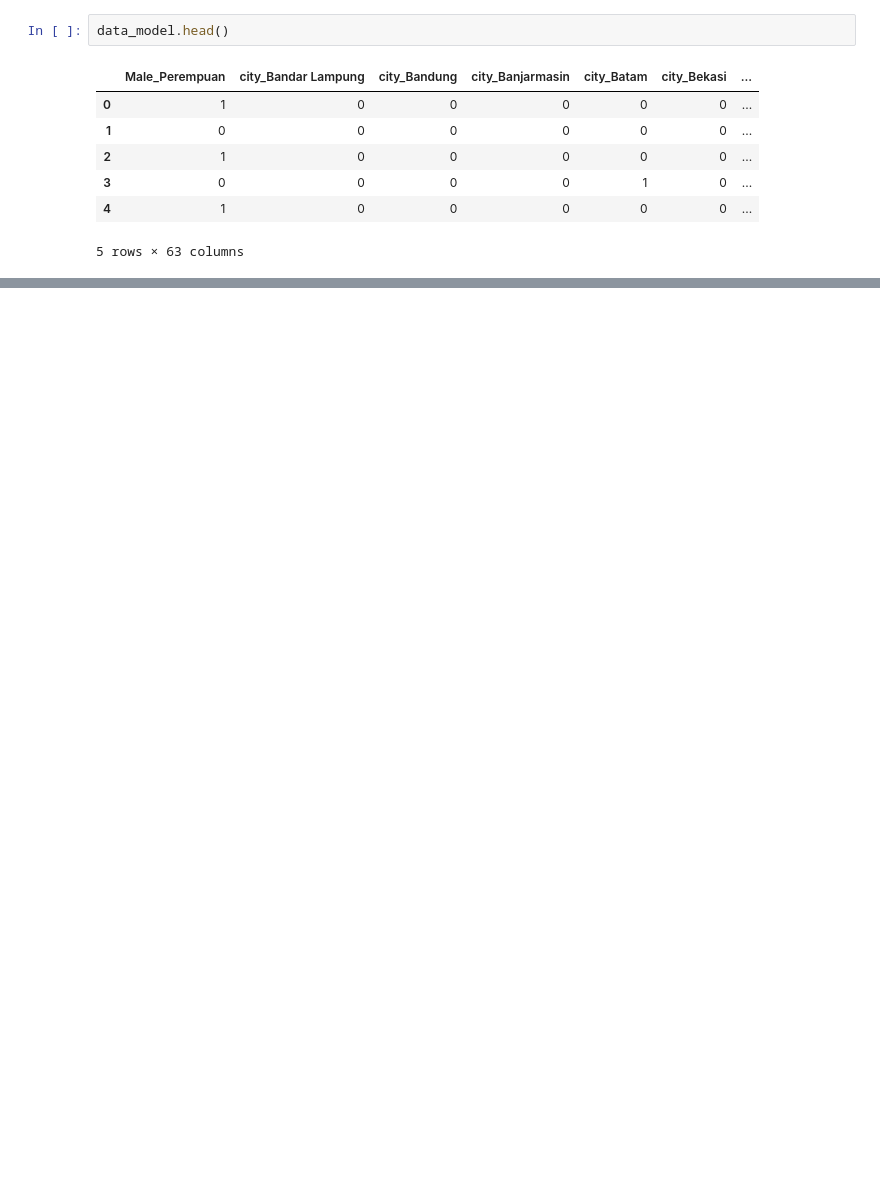
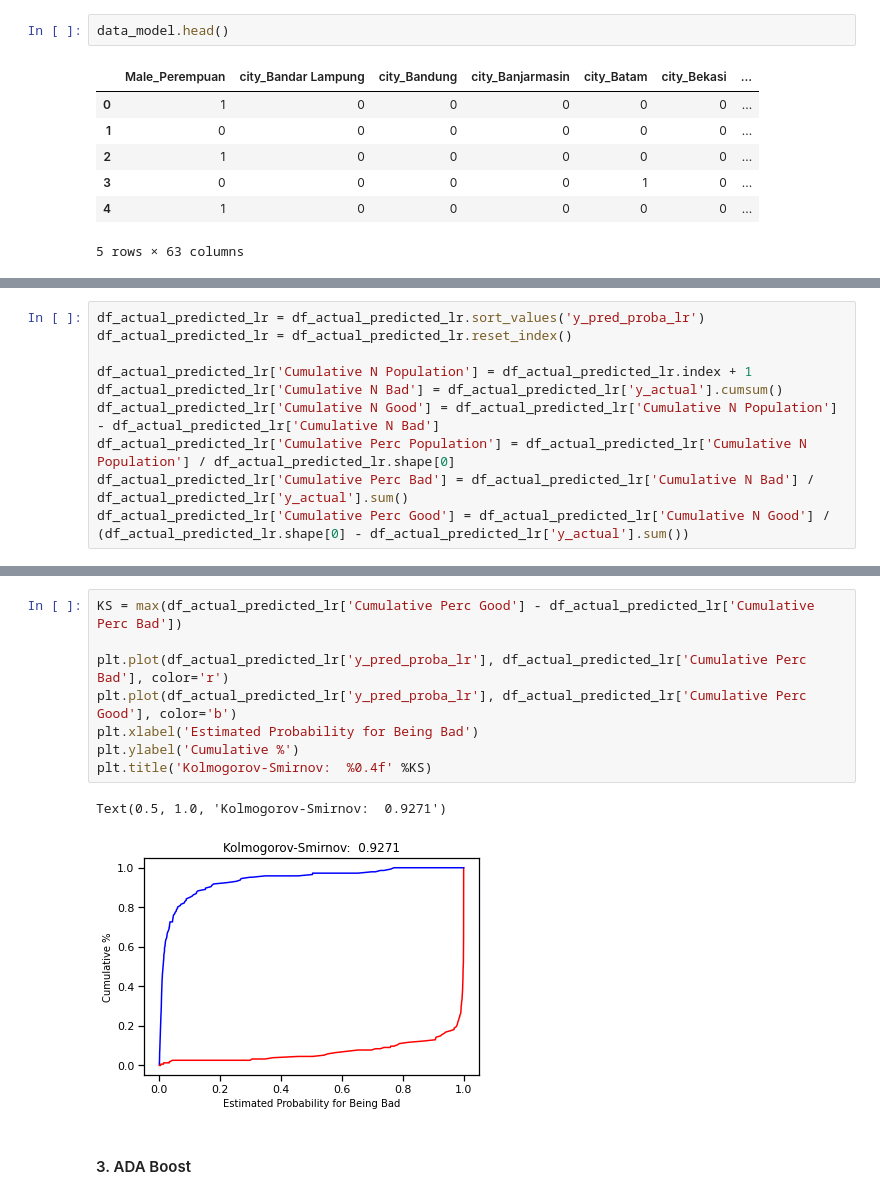
Before and after one commit to Hana5i/Predict-Customer-Clicked-Ads-Classification, a Jupyter notebook: ads_classification.ipynb, the cells around one changed output, grey strips where cells are left out. Drawn from its saved outputs; the diff is of its cells as text; blank space fills up the shorter version.

```diff
--- a/ads_classification.ipynb
+++ b/ads_classification.ipynb
@@ -389,0 +653,10 @@ data_model.head()
+# %%
+df_actual_predicted_lr = df_actual_predicted_lr.sort_values('y_pred_proba_lr')
+df_actual_predicted_lr = df_actual_predicted_lr.reset_index()
+
+df_actual_predicted_lr['Cumulative N Population'] = df_actual_predicted_lr.index + 1
+df_actual_predicted_lr['Cumulative N Bad'] = df_actual_predicted_lr['y_actual'].cumsum()
+df_actual_predicted_lr['Cumulative N Good'] = df_actual_predicted_lr['Cumulative N Population'] - df_actual_predicted_lr['Cumulative N Bad']
+df_actual_predicted_lr['Cumulative Perc Population'] = df_actual_predicted_lr['Cumulative N Population'] / df_actual_predicted_lr.shape[0]
+df_actual_predicted_lr['Cumulative Perc Bad'] = df_actual_predicted_lr['Cumulative N Bad'] / df_actual_predicted_lr['y_actual'].sum()
+df_actual_predicted_lr['Cumulative Perc Good'] = df_actual_predicted_lr['Cumulative N Good'] / (df_actual_predicted_lr.shape[0] - df_actual_predicted_lr['y_actual'].sum())
@@ -389,0 +672,13 @@ data_model.head()
+# %%
+KS = max(df_actual_predicted_lr['Cumulative Perc Good'] - df_actual_predicted_lr['Cumulative Perc Bad'])
+
+plt.plot(df_actual_predicted_lr['y_pred_proba_lr'], df_actual_predicted_lr['Cumulative Perc Bad'], color='r')
+plt.plot(df_actual_predicted_lr['y_pred_proba_lr'], df_actual_predicted_lr['Cumulative Perc Good'], color='b')
+plt.xlabel('Estimated Probability for Being Bad')
+plt.ylabel('Cumulative %')
+plt.title('Kolmogorov-Smirnov:  %0.4f' %KS)
+# %% [output]
+Text(0.5, 1.0, 'Kolmogorov-Smirnov:  0.9271')
+[figure, added]
+# %% [markdown]
+#### 3. ADA Boost
```
Also changed, not shown: parts of 97 cells of this notebook.
